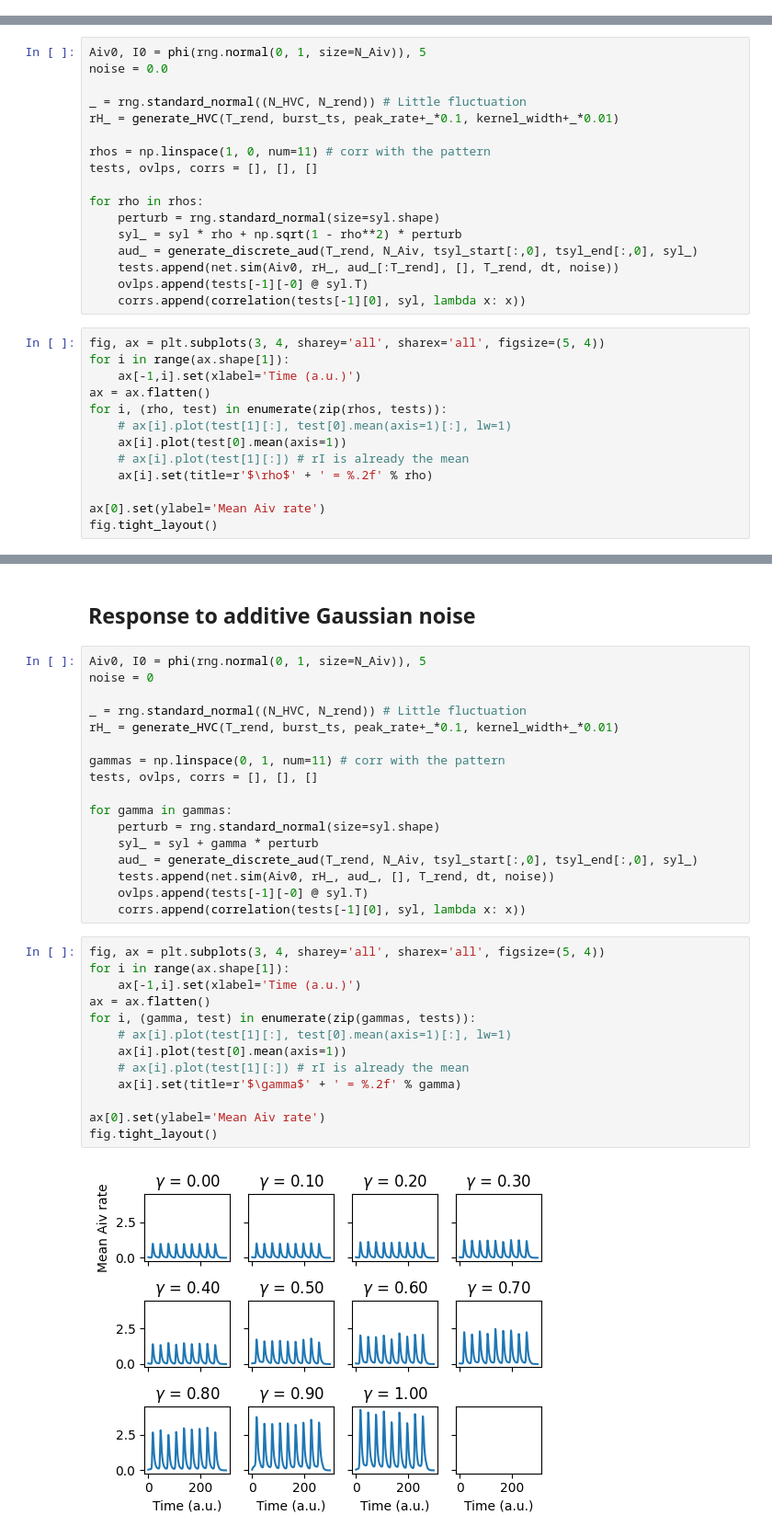
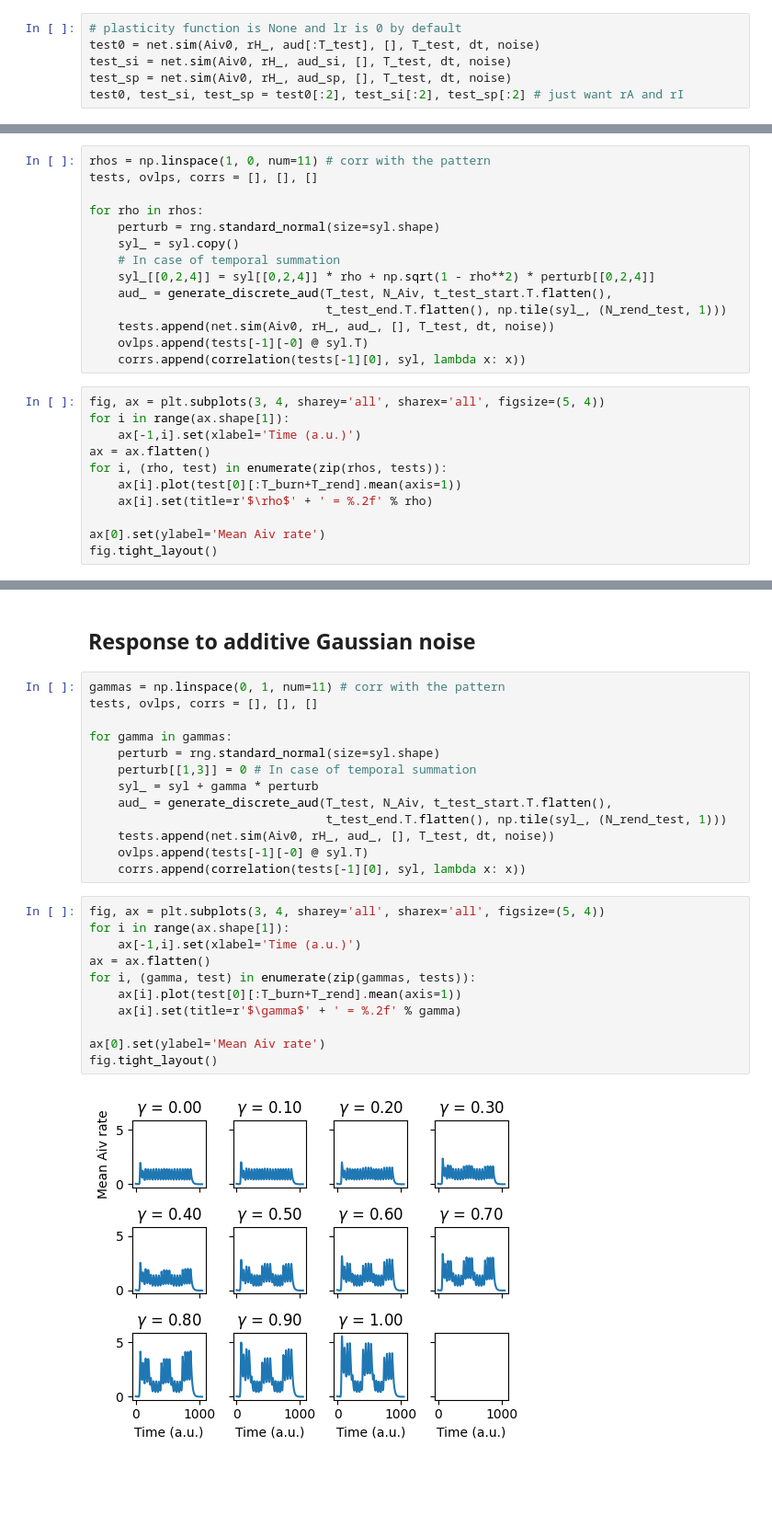
Before and after one commit to gongziyida/vocal-error-network, a Jupyter notebook: feedforward.ipynb, the cells around one changed output, grey strips where cells are left out. Shown at 92% size. Saved outputs shown, nothing was run; the diff lists cells and outputs as text; blank space fills up the shorter version.

```diff
--- a/feedforward.ipynb
+++ b/feedforward.ipynb
@@ -119,3 +136,9 @@ test_sp, _, _ = net.sim(Aiv0, rH[:T_rend], aud_sp, [], T_rend, dt, noise)
+# %%
+# plasticity function is None and lr is 0 by default
+test0 = net.sim(Aiv0, rH_, aud[:T_test], [], T_test, dt, noise)
+test_si = net.sim(Aiv0, rH_, aud_si, [], T_test, dt, noise)
+test_sp = net.sim(Aiv0, rH_, aud_sp, [], T_test, dt, noise)
+test0, test_si, test_sp = test0[:2], test_si[:2], test_sp[:2] # just want rA and rI
 # %%
 labels = ('Ctrl', 'Shuffled indices', 'Shuffled patterns')
 cmap = colormaps.get_cmap('plasma')
@@ -164,18 +190,15 @@ ax[1].set(xlim=_[[0,-1]], xlabel='Input', ylabel='Rate')
 # %%
-Aiv0, I0 = phi(rng.normal(0, 1, size=N_Aiv)), 5
-noise = 0.0
-
-_ = rng.standard_normal((N_HVC, N_rend)) # Little fluctuation
-rH_ = generate_HVC(T_rend, burst_ts, peak_rate+_*0.1, kernel_width+_*0.01)
-
 rhos = np.linspace(1, 0, num=11) # corr with the pattern
 tests, ovlps, corrs = [], [], []
 
 for rho in rhos:
     perturb = rng.standard_normal(size=syl.shape)
-    syl_ = syl * rho + np.sqrt(1 - rho**2) * perturb
-    aud_ = generate_discrete_aud(T_rend, N_Aiv, tsyl_start[:,0], tsyl_end[:,0], syl_)
-    tests.append(net.sim(Aiv0, rH_, aud_[:T_rend], [], T_rend, dt, noise))
+    syl_ = syl.copy()
+    # In case of temporal summation
+    syl_[[0,2,4]] = syl[[0,2,4]] * rho + np.sqrt(1 - rho**2) * perturb[[0,2,4]]
+    aud_ = generate_discrete_aud(T_test, N_Aiv, t_test_start.T.flatten(),
+                                 t_test_end.T.flatten(), np.tile(syl_, (N_rend_test, 1)))
+    tests.append(net.sim(Aiv0, rH_, aud_, [], T_test, dt, noise))
     ovlps.append(tests[-1][-0] @ syl.T)
     corrs.append(correlation(tests[-1][0], syl, lambda x: x))
 # %%
@@ -184,9 +207,7 @@ for i in range(ax.shape[1]):
     ax[-1,i].set(xlabel='Time (a.u.)')
 ax = ax.flatten()
 for i, (rho, test) in enumerate(zip(rhos, tests)):
-    # ax[i].plot(test[1][:], test[0].mean(axis=1)[:], lw=1)
-    ax[i].plot(test[0].mean(axis=1))
-    # ax[i].plot(test[1][:]) # rI is already the mean
+    ax[i].plot(test[0][:T_burn+T_rend].mean(axis=1))
     ax[i].set(title=r'$\rho$' + ' = %.2f' % rho)
 
 ax[0].set(ylabel='Mean Aiv rate')
@@ -210,37 +231,31 @@ fig.tight_layout()
 # %% [markdown]
 ## Response to additive Gaussian noise
 # %%
-Aiv0, I0 = phi(rng.normal(0, 1, size=N_Aiv)), 5
-noise = 0
-
-_ = rng.standard_normal((N_HVC, N_rend)) # Little fluctuation
-rH_ = generate_HVC(T_rend, burst_ts, peak_rate+_*0.1, kernel_width+_*0.01)
-
 gammas = np.linspace(0, 1, num=11) # corr with the pattern
 tests, ovlps, corrs = [], [], []
 
 for gamma in gammas:
     perturb = rng.standard_normal(size=syl.shape)
+    perturb[[1,3]] = 0 # In case of temporal summation
     syl_ = syl + gamma * perturb
-    aud_ = generate_discrete_aud(T_rend, N_Aiv, tsyl_start[:,0], tsyl_end[:,0], syl_)
-    tests.append(net.sim(Aiv0, rH_, aud_, [], T_rend, dt, noise))
+    aud_ = generate_discrete_aud(T_test, N_Aiv, t_test_start.T.flatten(),
+                                 t_test_end.T.flatten(), np.tile(syl_, (N_rend_test, 1)))
+    tests.append(net.sim(Aiv0, rH_, aud_, [], T_test, dt, noise))
     ovlps.append(tests[-1][-0] @ syl.T)
     corrs.append(correlation(tests[-1][0], syl, lambda x: x))
 # %%
 fig, ax = plt.subplots(3, 4, sharey='all', sharex='all', figsize=(5, 4))
 for i in range(ax.shape[1]):
     ax[-1,i].set(xlabel='Time (a.u.)')
 ax = ax.flatten()
 for i, (gamma, test) in enumerate(zip(gammas, tests)):
-    # ax[i].plot(test[1][:], test[0].mean(axis=1)[:], lw=1)
-    ax[i].plot(test[0].mean(axis=1))
-    # ax[i].plot(test[1][:]) # rI is already the mean
+    ax[i].plot(test[0][:T_burn+T_rend].mean(axis=1))
     ax[i].set(title=r'$\gamma$' + ' = %.2f' % gamma)
 
 ax[0].set(ylabel='Mean Aiv rate')
 fig.tight_layout()
 # %% [output]
-[figure, old version]
+[figure, new version]
 # %%
 fig, ax = plt.subplots(2, sharex='all', figsize=(4, 3))
 ax = [*ax, ax[1].twinx()]
```
Also changed, not shown: parts of 24 cells of this notebook, 4 other files.
